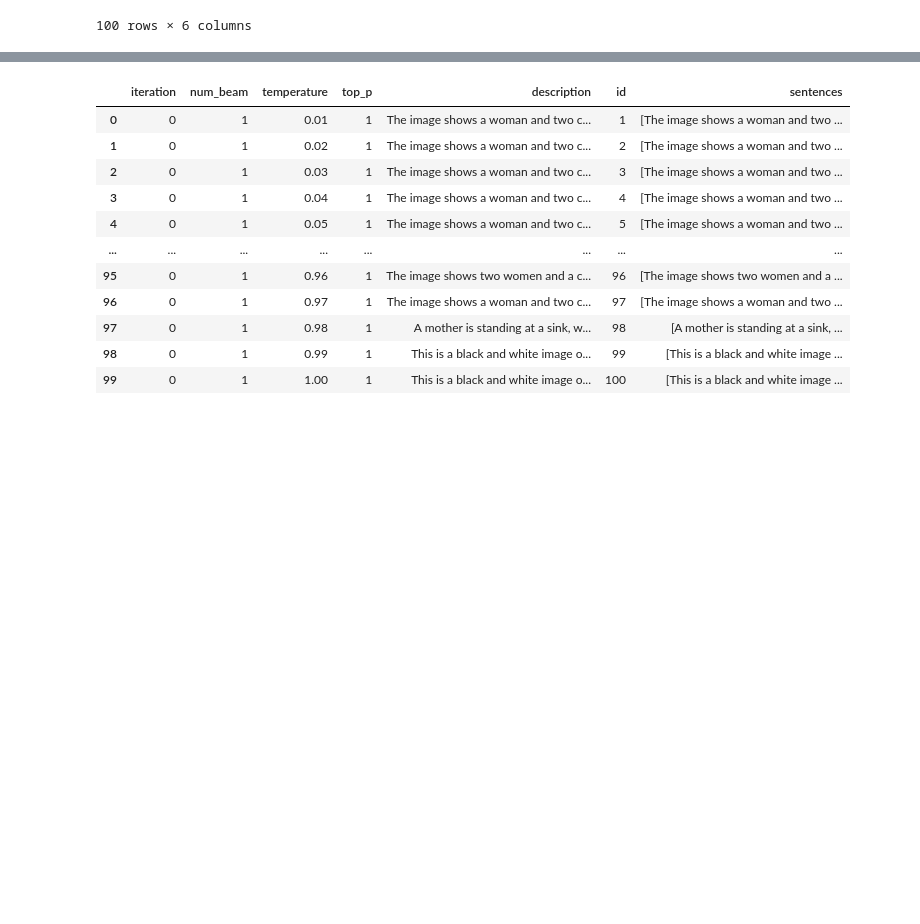
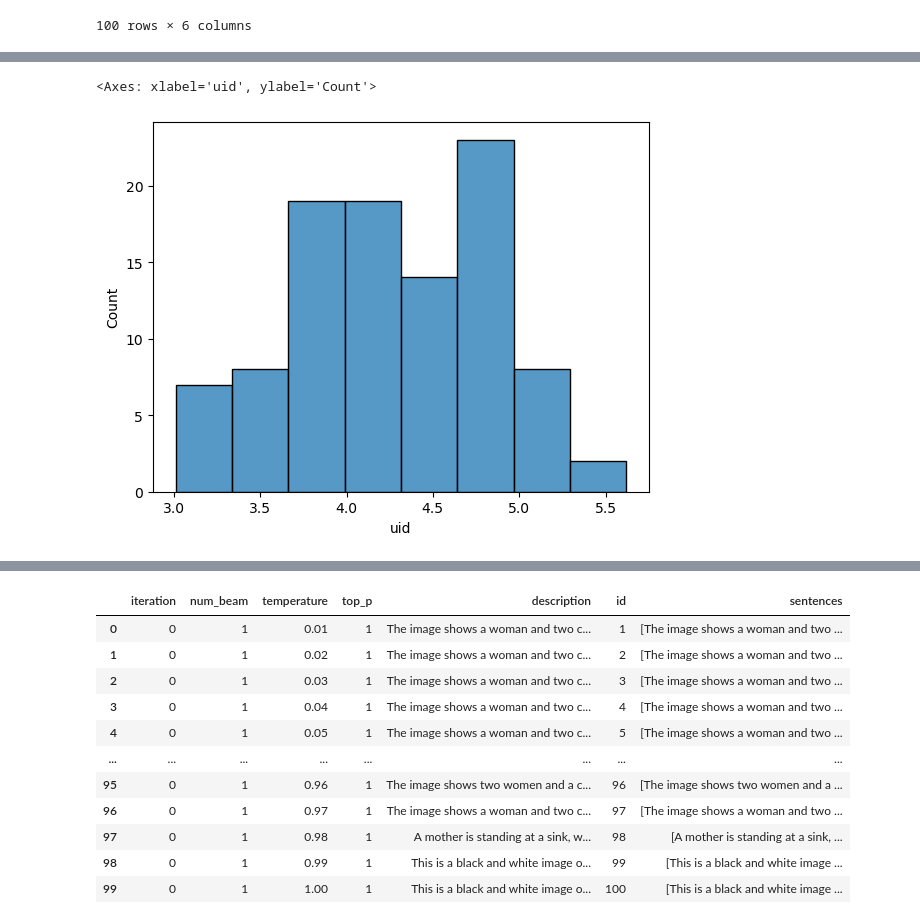
Before and after one commit to zimine/anlp23_project, a Jupyter notebook: project_torch.ipynb, the cells around one changed output, grey strips where cells are left out. Saved outputs shown, nothing was run; the diff lists cells and outputs as text; code cells hidden in the pictures; blank space fills up the shorter version.

```diff
--- a/project_torch.ipynb
+++ b/project_torch.ipynb
@@ -143,3 +185,7 @@ df
 | 98 | 0 | 1 | 0.99 | 1 | This is a black and white image o... | 99 |
 | 99 | 0 | 1 | 1.00 | 1 | This is a black and white image o... | 100 |
 100 rows × 6 columns
+# %%
+df[['words', 'surps']] = df['description'].apply(get_word_surp)
+# %%
+df['uid'] = df['surps'].apply(np.var)
@@ -145,0 +220,5 @@ df
+# %%
+sns.histplot(data=df, x='uid')
+# %% [output]
+<Axes: xlabel='uid', ylabel='Count'>
+[figure, added]
```
Also changed, not shown: parts of 36 cells of this notebook, 1 other file.
